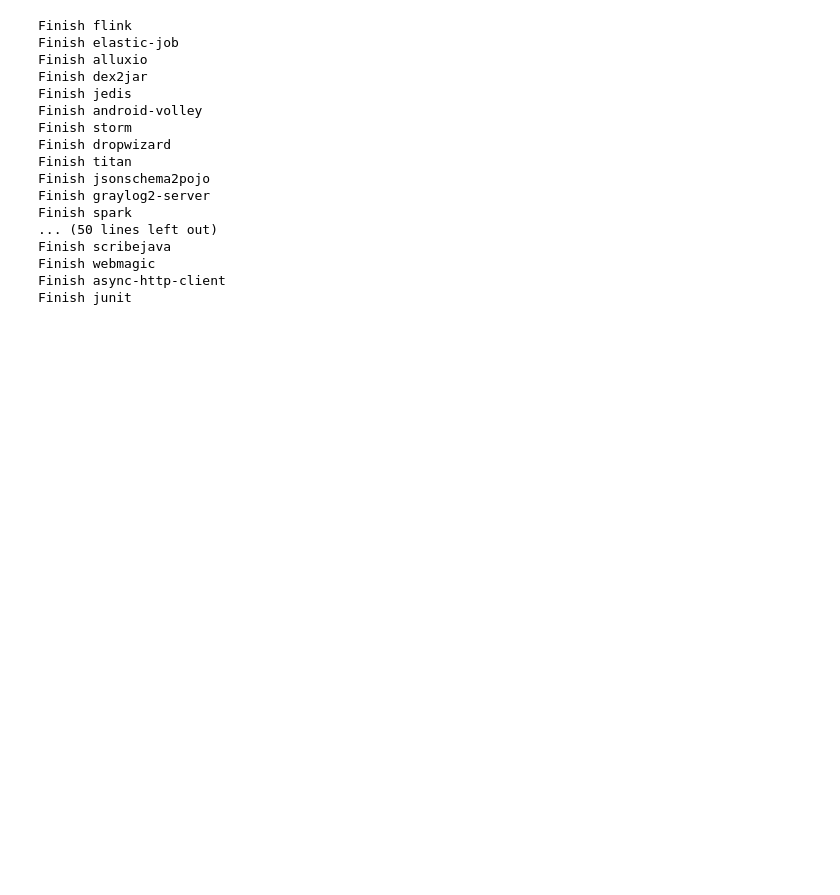
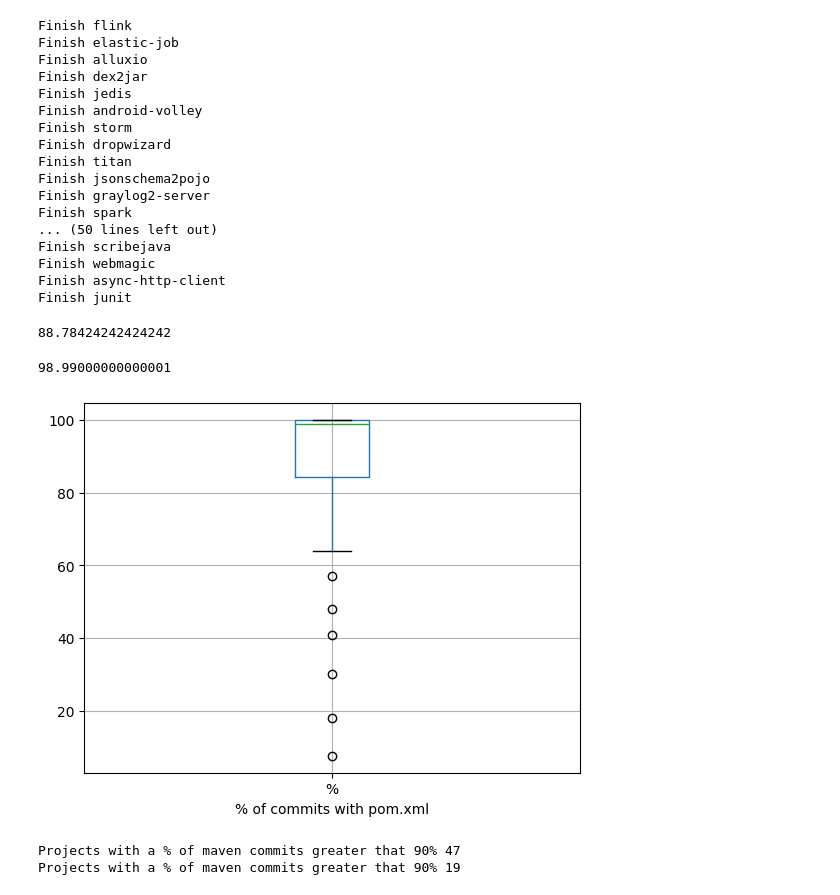
Before and after one commit to codeurjc/TestabilityStudy, a Jupyter notebook: notebooks/ProjectAnalysis/TestAnalysis/CountMavenCommits.ipynb, the cells around one changed output. Saved outputs shown, nothing was run; the diff lists cells and outputs as text; code cells hidden in the pictures; blank space fills up the shorter version.

```diff
--- a/notebooks/ProjectAnalysis/TestAnalysis/CountMavenCommits.ipynb
+++ b/notebooks/ProjectAnalysis/TestAnalysis/CountMavenCommits.ipynb
@@ -110,3 +111,30 @@ Finish scribejava
 Finish webmagic
 Finish async-http-client
 Finish junit
+# %%
+results = []
+for project_info in projects.values():
+    df = pd.read_csv(procesed_results_path+project_info['project']+"/build-system.csv")
+    results.append([project_info['project'], len(df[df['has_pom']==True]), len(df), round(len(df[df['has_pom']==True])*100 / len(df), 2) ])
+results_df = pd.DataFrame(results, columns = ['project', 'has_pom', 'total_commits','%'])
+# %%
+results_df['%'].mean()
+# %% [output]
+88.78424242424242
+# %%
+results_df['%'].median()
+# %% [output]
+98.99000000000001
+# %%
+ax = results_df.boxplot(column='%')
+ax.set_xlabel("% of commits with pom.xml")
+plt.savefig("latex_figures/boxplot-commits-with-pom.pdf",bbox_inches='tight')
+plt.show()
+# %% [output]
+[figure, added]
+# %%
+print("Projects with a % of maven commits greater that 90%", len(results_df[results_df['%'] >= 90]))
+print("Projects with a % of maven commits greater that 90%", len(results_df[results_df['%'] < 90]))
+# %% [output]
+Projects with a % of maven commits greater that 90% 47
+Projects with a % of maven commits greater that 90% 19
```
Also changed, not shown: parts of 3 cells of this notebook, 1 other file.
